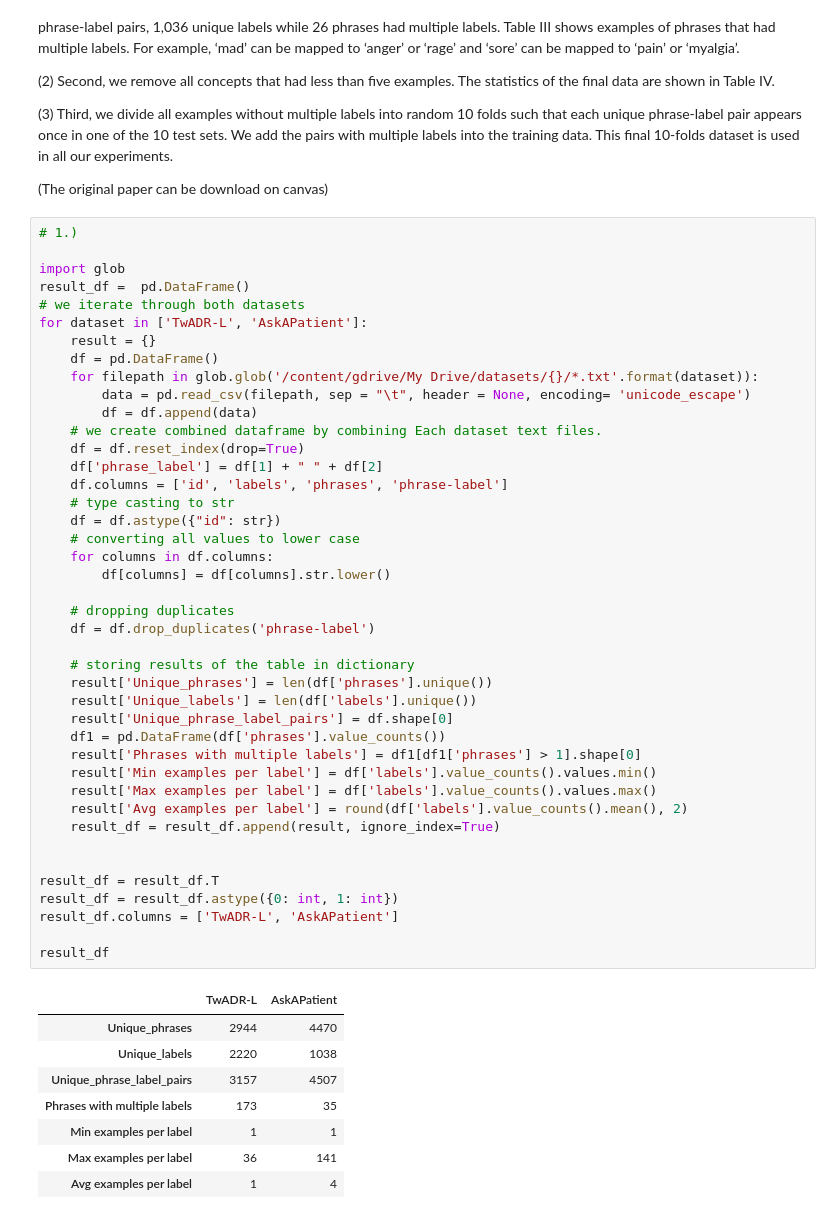
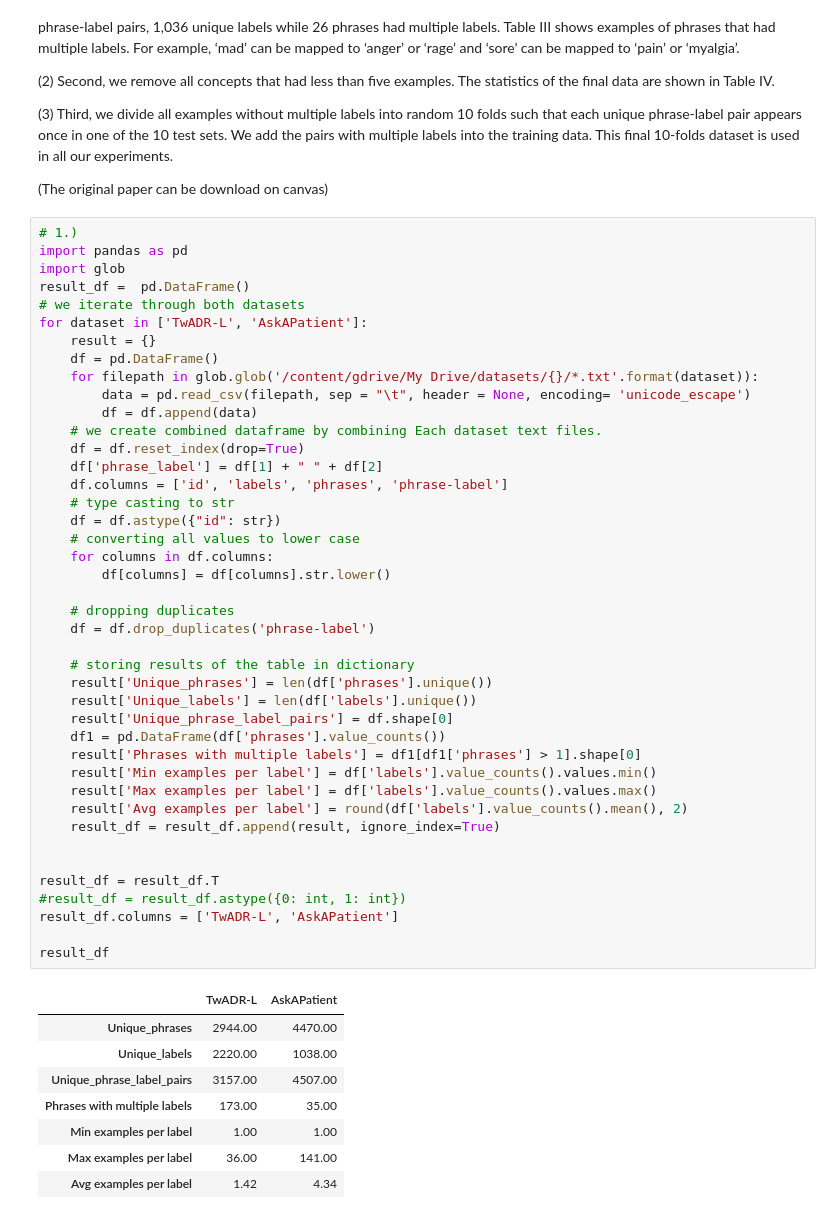
Before and after one commit to mroopeshunt/Roopesh_INFO5502_Spring2022, a Jupyter notebook: lab_assignment_03.ipynb, the cells around one changed output. Drawn from its saved outputs; the diff is of its cells as text.

```diff
--- a/lab_assignment_03.ipynb
+++ b/lab_assignment_03.ipynb
@@ -281,7 +281,7 @@ dataset is used in all our experiments.
 (The original paper can be download on canvas)
 # %%
 # 1.)
-
+import pandas as pd
 import glob
 result_df =  pd.DataFrame()
 # we iterate through both datasets
@@ -295,40 +295,40 @@ for dataset in ['TwADR-L', 'AskAPatient']:
     df = df.reset_index(drop=True)
     df['phrase_label'] = df[1] + " " + df[2]
     df.columns = ['id', 'labels', 'phrases', 'phrase-label']
     # type casting to str
     df = df.astype({"id": str})
     # converting all values to lower case
     for columns in df.columns:
         df[columns] = df[columns].str.lower()
 
     # dropping duplicates
     df = df.drop_duplicates('phrase-label')
 
     # storing results of the table in dictionary
     result['Unique_phrases'] = len(df['phrases'].unique())
     result['Unique_labels'] = len(df['labels'].unique())
     result['Unique_phrase_label_pairs'] = df.shape[0]
     df1 = pd.DataFrame(df['phrases'].value_counts())
     result['Phrases with multiple labels'] = df1[df1['phrases'] > 1].shape[0]
     result['Min examples per label'] = df['labels'].value_counts().values.min()
     result['Max examples per label'] = df['labels'].value_counts().values.max()
     result['Avg examples per label'] = round(df['labels'].value_counts().mean(), 2)
     result_df = result_df.append(result, ignore_index=True)
 
 
 result_df = result_df.T
-result_df = result_df.astype({0: int, 1: int})
+#result_df = result_df.astype({0: int, 1: int})
 result_df.columns = ['TwADR-L', 'AskAPatient']
 
 result_df
 # %% [output]
 |  | TwADR-L | AskAPatient |
-| Unique_phrases | 2944 | 4470 |
-| Unique_labels | 2220 | 1038 |
-| Unique_phrase_label_pairs | 3157 | 4507 |
-| Phrases with multiple labels | 173 | 35 |
-| Min examples per label | 1 | 1 |
-| Max examples per label | 36 | 141 |
-| Avg examples per label | 1 | 4 |
+| Unique_phrases | 2944.00 | 4470.00 |
+| Unique_labels | 2220.00 | 1038.00 |
+| Unique_phrase_label_pairs | 3157.00 | 4507.00 |
+| Phrases with multiple labels | 173.00 | 35.00 |
+| Min examples per label | 1.00 | 1.00 |
+| Max examples per label | 36.00 | 141.00 |
+| Avg examples per label | 1.42 | 4.34 |
 # %%
 # 2.)
```
Also changed, not shown: parts of 1 cell of this notebook.
